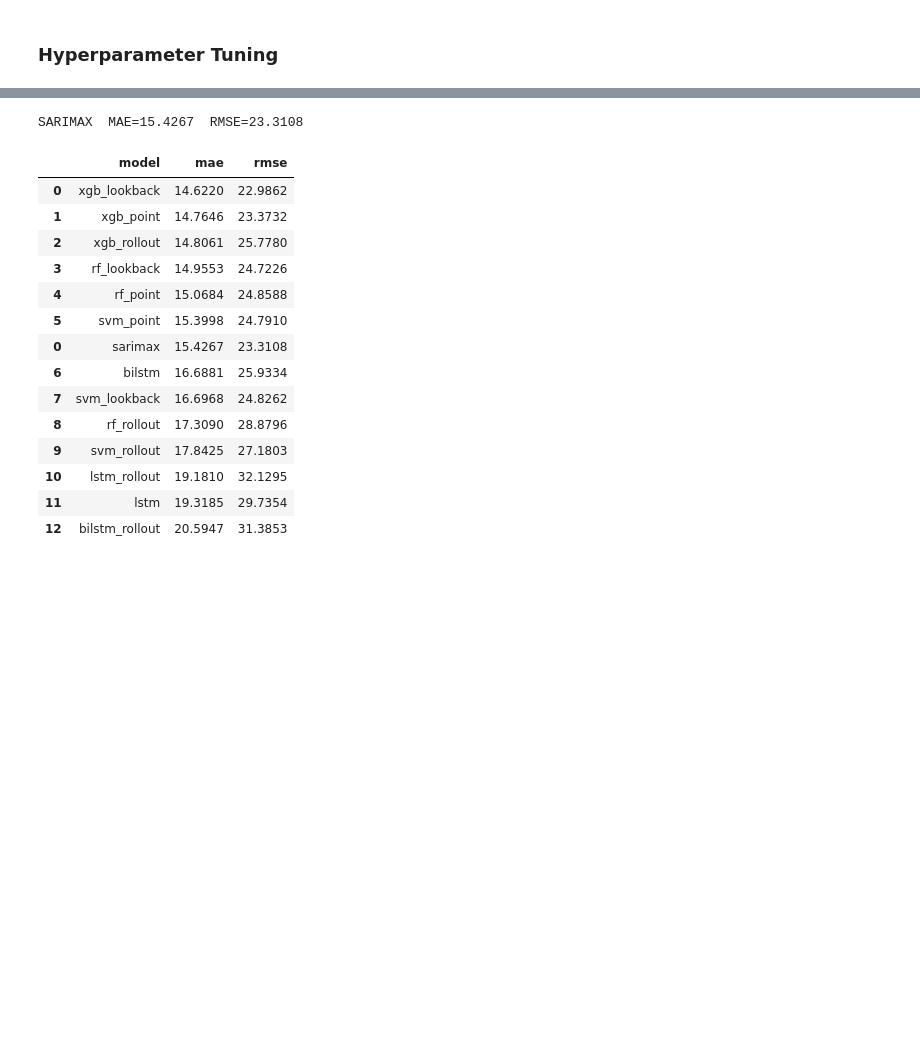
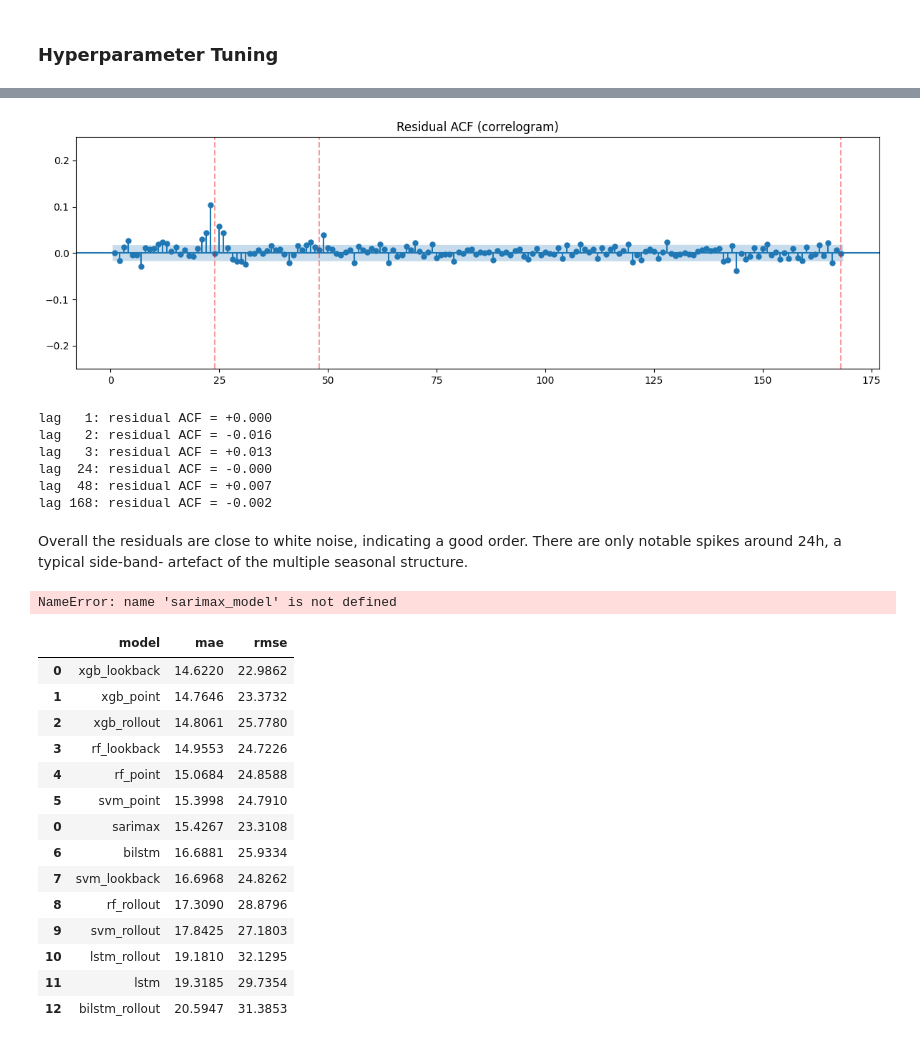
Before and after one commit to ds24m048/masters-thesis, a Jupyter notebook: modelling.ipynb, the cells around one changed output, grey strips where cells are left out. Drawn from its saved outputs; the diff is of its cells as text; code cells hidden in the pictures; blank space fills up the shorter version.

```diff
--- a/modelling.ipynb
+++ b/modelling.ipynb
@@ -2247,0 +2143,24 @@ NameError: name 'SARIMAX' is not defined
+# %%
+sarimax_endog_train = train_df[TARGET_COL].astype(np.float64)
+sarimax_exog_train  = train_df[FEATURE_COLS].astype(np.float64)
+
+SARIMAX_ORDER    = (1, 0, 1)
+SARIMAX_SEASONAL = (1, 1, 1, 24)
+
+sarimax_iter = {"i": 0}
+def sarimax_callback(params):
+    sarimax_iter["i"] += 1
+    if sarimax_iter["i"] == 1 or sarimax_iter["i"] % 5 == 0:
+        print(f"SARIMAX iteration {sarimax_iter['i']}")
+
+sarimax_spec = SARIMAX(
+    endog=sarimax_endog_train,
+    exog=sarimax_exog_train,
+    order=SARIMAX_ORDER,
+    seasonal_order=SARIMAX_SEASONAL,
+    trend="n",
+    enforce_stationarity=False,
+    enforce_invertibility=False,
+)
+sarimax_fit = sarimax_spec.fit(disp=True, maxiter=200, method="lbfgs", callback=sarimax_callback)
+print(sarimax_fit.summary())
@@ -2248,3 +2185,32 @@ NameError: name 'SARIMAX' is not defined
+# %%
+# ── Post-fit diagnostic: residual autocorrelation (correlogram + numbers) ──
+# If the chosen order is adequate, residuals should be white noise:
+# no leftover autocorrelation at any lag, especially the seasonal lags 24 / 168.
+from statsmodels.graphics.tsaplots import plot_acf
+from statsmodels.tsa.stattools import acf
+import matplotlib.pyplot as plt
+
+# drop the first 24 residuals (state-space initialization artifacts)
+resid = sarimax_fit.resid[24:]
+
+# Correlogram only (zero=False hides the trivial lag-0 spike of 1.0)
+fig, ax = plt.subplots(figsize=(12, 4))
+plot_acf(resid, lags=168, zero=False, ax=ax, title="Residual ACF (correlogram)")
+for lag in (24, 48, 168):
+    ax.axvline(lag, color="red", linestyle="--", alpha=0.4)
+ax.set_ylim(-0.25, 0.25)
+plt.tight_layout()
+plt.show()
+# %% [output]
+[figure, added]
+lag   1: residual ACF = +0.000
+lag   2: residual ACF = -0.016
+lag   3: residual ACF = +0.013
+lag  24: residual ACF = -0.000
+lag  48: residual ACF = +0.007
+lag 168: residual ACF = -0.002
+# %% [markdown]
+Overall the residuals are close to white noise, indicating a good order. There are only notable spikes around 24h, a typical side-band- artefact of the multiple seasonal structure.
 # %%
 # save model
 sarimax_fit.save("models/sarimax_fit.pkl")
@@ -2253,7 +2219,7 @@ sarimax_fit.save("models/sarimax_fit.pkl")
 sarimax_model = SARIMAXResults.load("models/sarimax_fit.pkl")
 # %%
 sarimax_endog_test = test_df[TARGET_COL].astype(np.float64)
-sarimax_exog_test = test_df[SARIMAX_EXOG_COLS].astype(np.float64).ffill().bfill()
+sarimax_exog_test = test_df[FEATURE_COLS].astype(np.float64).ffill().bfill()
 
 # Forecast one local delivery day at a time. DST days can have 23 or 25 hours.
 test_dates = pd.date_range(
@@ -2304,7 +2270,7 @@ y_pred_sarimax = pd.DataFrame({"sarimax_pred": sarimax}, index=test_df.index)
 
 print(f"SARIMAX  MAE={mae_score(y_test, sarimax.to_numpy()):.4f}  RMSE={rmse_score(y_test, sarimax.to_numpy()):.4f}")
 # %% [output]
-SARIMAX  MAE=15.4267  RMSE=23.3108
+NameError: name 'sarimax_model' is not defined
 # %%
 sarimax_scores = pd.DataFrame([
     {"model": "sarimax", "mae": mae_score(y_test, y_pred_sarimax["sarimax_pred"]),
```
Also changed, not shown: parts of 12 cells of this notebook.
